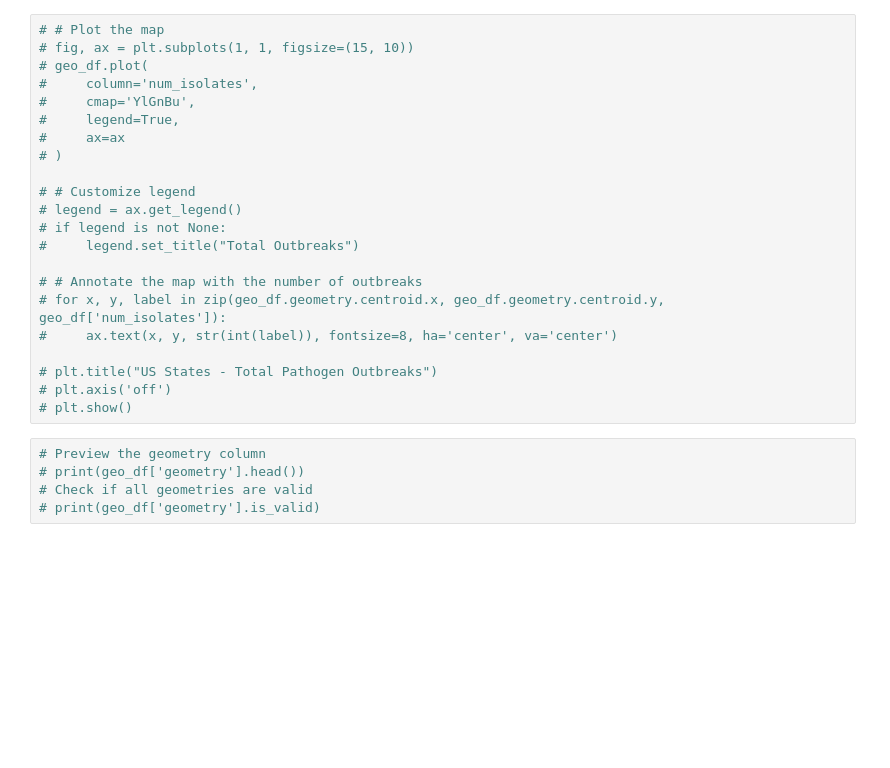
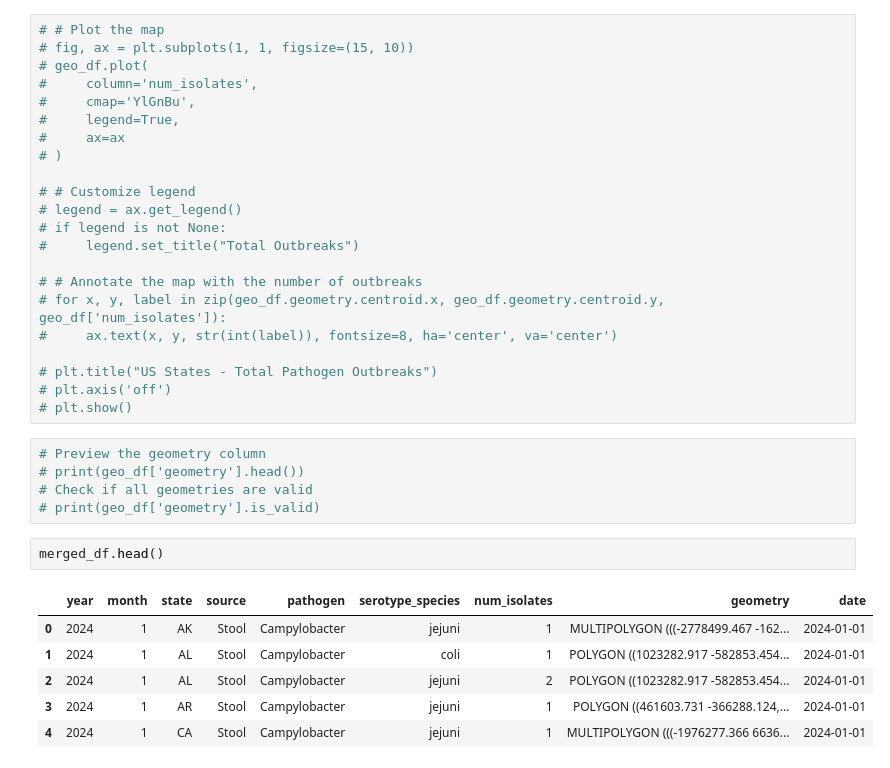
Before and after one commit to NikkiLa1/DS-5610-EDA-Final, a Jupyter notebook: EDA Code.ipynb, the cells around one changed output. Cells and saved outputs as stored; diff of their text form; blank space fills up the shorter version.

```diff
--- a/EDA Code.ipynb
+++ b/EDA Code.ipynb
@@ -301,3 +301,12 @@ tried to run the following code, but my kernel kept crashing -sophia
 # print(geo_df['geometry'].head())
 # Check if all geometries are valid
 # print(geo_df['geometry'].is_valid)
+# %%
+merged_df.head()
+# %% [output]
+|  | year | month | state | source | pathogen | serotype_species | num_isolates | geometry | date |
+| 0 | 2024 | 1 | AK | Stool | Campylobacter | jejuni | 1 | MULTIPOLYGON (((-2778499.467 -162... | 2024-01-01 |
+| 1 | 2024 | 1 | AL | Stool | Campylobacter | coli | 1 | POLYGON ((1023282.917 -582853.454... | 2024-01-01 |
+| 2 | 2024 | 1 | AL | Stool | Campylobacter | jejuni | 2 | POLYGON ((1023282.917 -582853.454... | 2024-01-01 |
+| 3 | 2024 | 1 | AR | Stool | Campylobacter | jejuni | 1 | POLYGON ((461603.731 -366288.124,... | 2024-01-01 |
+| 4 | 2024 | 1 | CA | Stool | Campylobacter | jejuni | 1 | MULTIPOLYGON (((-1976277.366 6636... | 2024-01-01 |
```
Also changed, not shown: parts of 5 cells of this notebook.
